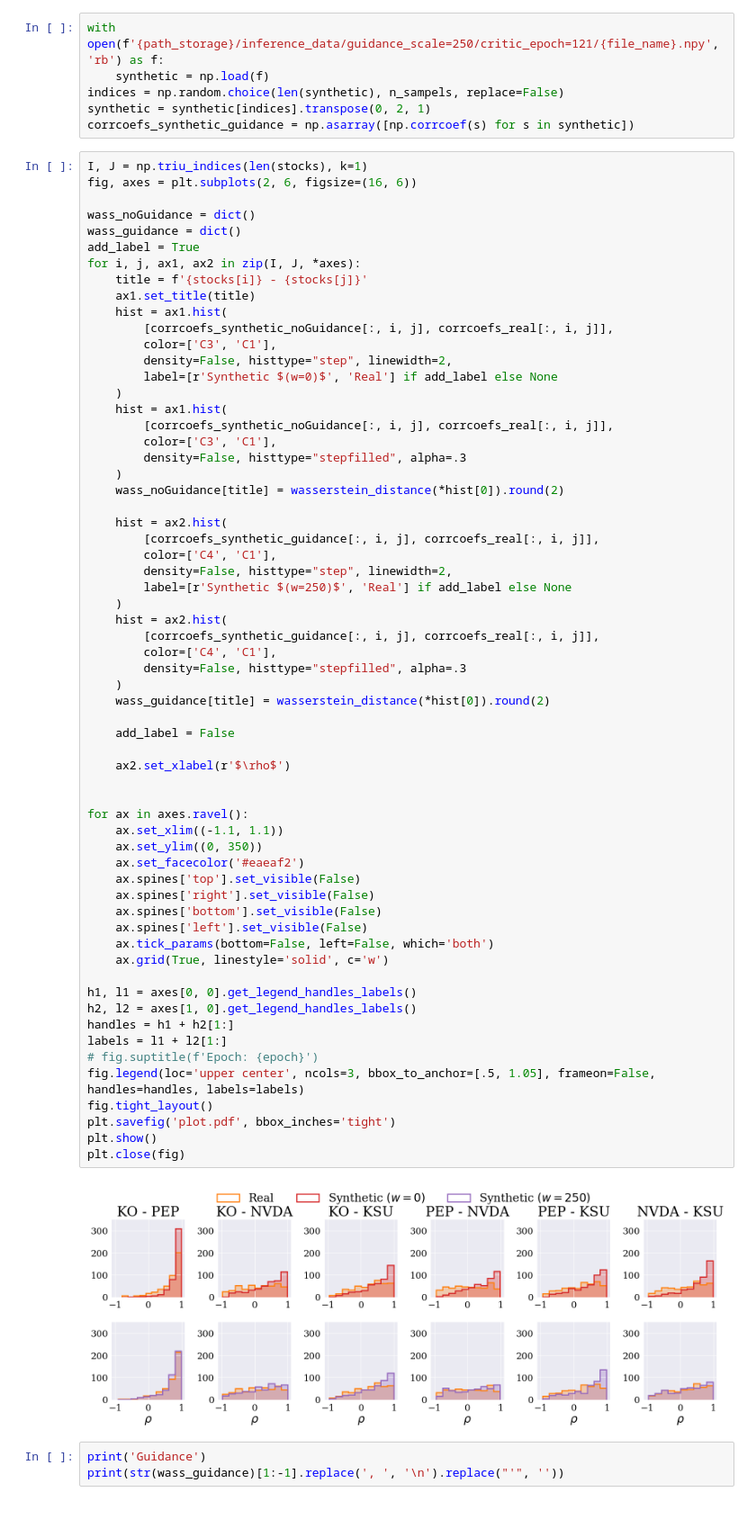
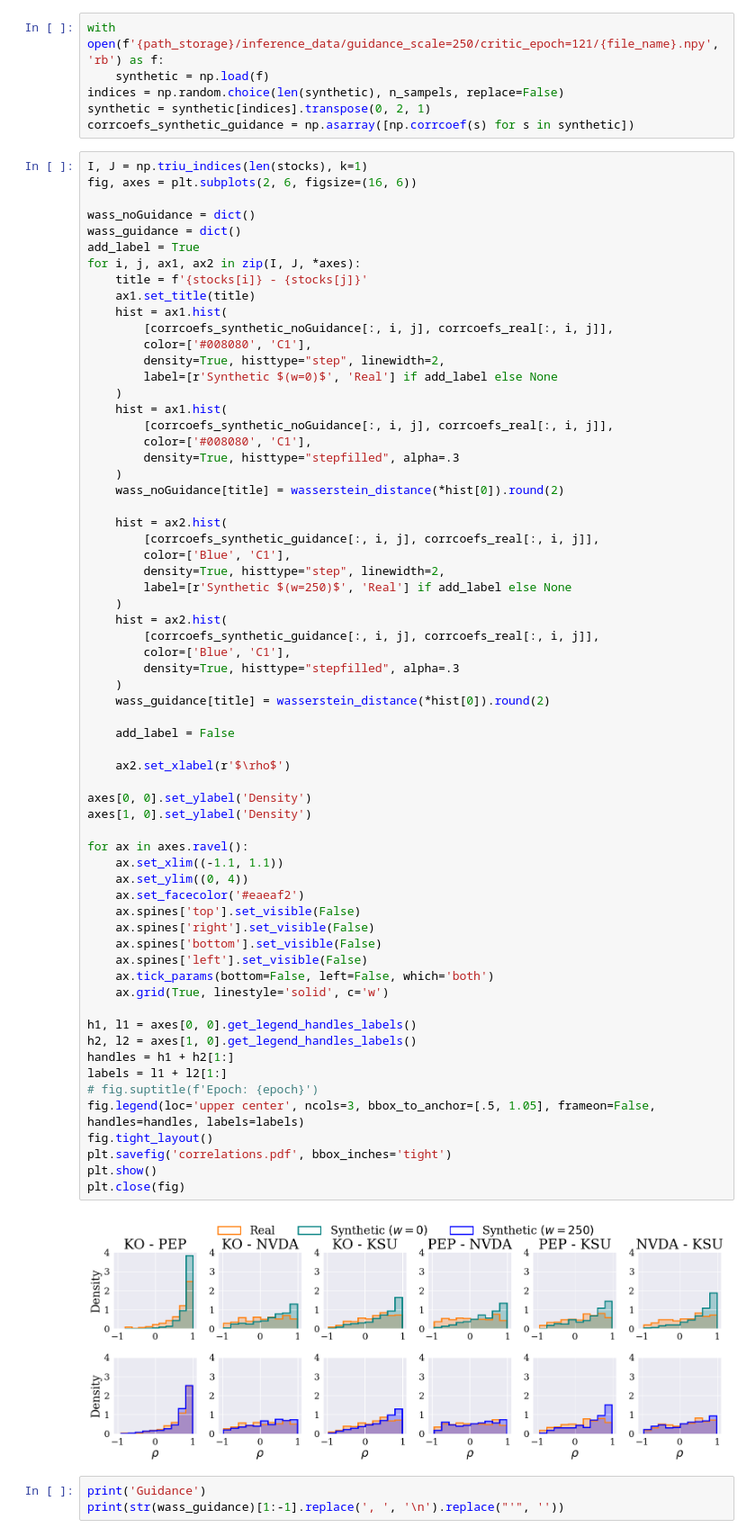
Before and after one commit to giuseppemasi99/COMETS-GAN, a Jupyter notebook: src/notebook/correlations.ipynb, the cells around one changed output. Shown at 90% size. Drawn from its saved outputs; the diff is of its cells as text; blank space fills up the shorter version.

```diff
--- a/src/notebook/correlations.ipynb
+++ b/src/notebook/correlations.ipynb
@@ -53,58 +53,60 @@ for i, j, ax1, ax2 in zip(I, J, *axes):
     ax1.set_title(title)
     hist = ax1.hist(
         [corrcoefs_synthetic_noGuidance[:, i, j], corrcoefs_real[:, i, j]],
-        color=['C3', 'C1'],
-        density=False, histtype="step", linewidth=2,
+        color=['#008080', 'C1'],
+        density=True, histtype="step", linewidth=2,
         label=[r'Synthetic $(w=0)$', 'Real'] if add_label else None
     )
     hist = ax1.hist(
         [corrcoefs_synthetic_noGuidance[:, i, j], corrcoefs_real[:, i, j]],
-        color=['C3', 'C1'],
-        density=False, histtype="stepfilled", alpha=.3
+        color=['#008080', 'C1'],
+        density=True, histtype="stepfilled", alpha=.3
     )
     wass_noGuidance[title] = wasserstein_distance(*hist[0]).round(2)
 
     hist = ax2.hist(
         [corrcoefs_synthetic_guidance[:, i, j], corrcoefs_real[:, i, j]],
-        color=['C4', 'C1'],
-        density=False, histtype="step", linewidth=2,
+        color=['Blue', 'C1'],
+        density=True, histtype="step", linewidth=2,
         label=[r'Synthetic $(w=250)$', 'Real'] if add_label else None
     )
     hist = ax2.hist(
         [corrcoefs_synthetic_guidance[:, i, j], corrcoefs_real[:, i, j]],
-        color=['C4', 'C1'],
-        density=False, histtype="stepfilled", alpha=.3
+        color=['Blue', 'C1'],
+        density=True, histtype="stepfilled", alpha=.3
     )
     wass_guidance[title] = wasserstein_distance(*hist[0]).round(2)
 
     add_label = False
 
     ax2.set_xlabel(r'$\rho$')
 
+axes[0, 0].set_ylabel('Density')
+axes[1, 0].set_ylabel('Density')
 
 for ax in axes.ravel():
     ax.set_xlim((-1.1, 1.1))
-    ax.set_ylim((0, 350))
+    ax.set_ylim((0, 4))
     ax.set_facecolor('#eaeaf2')
     ax.spines['top'].set_visible(False)
     ax.spines['right'].set_visible(False)
     ax.spines['bottom'].set_visible(False)
     ax.spines['left'].set_visible(False)
     ax.tick_params(bottom=False, left=False, which='both')
     ax.grid(True, linestyle='solid', c='w')
 
 h1, l1 = axes[0, 0].get_legend_handles_labels()
 h2, l2 = axes[1, 0].get_legend_handles_labels()
 handles = h1 + h2[1:]
 labels = l1 + l2[1:]
 # fig.suptitle(f'Epoch: {epoch}')
 fig.legend(loc='upper center', ncols=3, bbox_to_anchor=[.5, 1.05], frameon=False, handles=handles, labels=labels)
 fig.tight_layout()
-plt.savefig('plot.pdf', bbox_inches='tight')
+plt.savefig('correlations.pdf', bbox_inches='tight')
 plt.show()
 plt.close(fig)
 # %% [output]
-[figure, old version]
+[figure, new version]
 # %%
 print('Guidance')
 print(str(wass_guidance)[1:-1].replace(', ', '\n').replace("'", ''))
```
Also changed, not shown: 5 other files.
